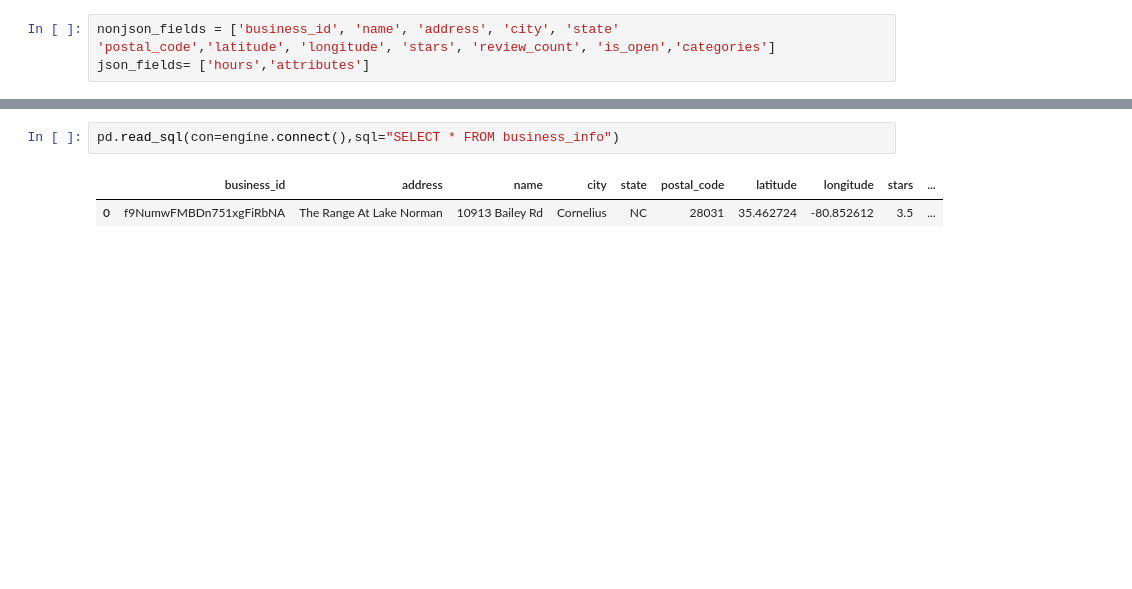
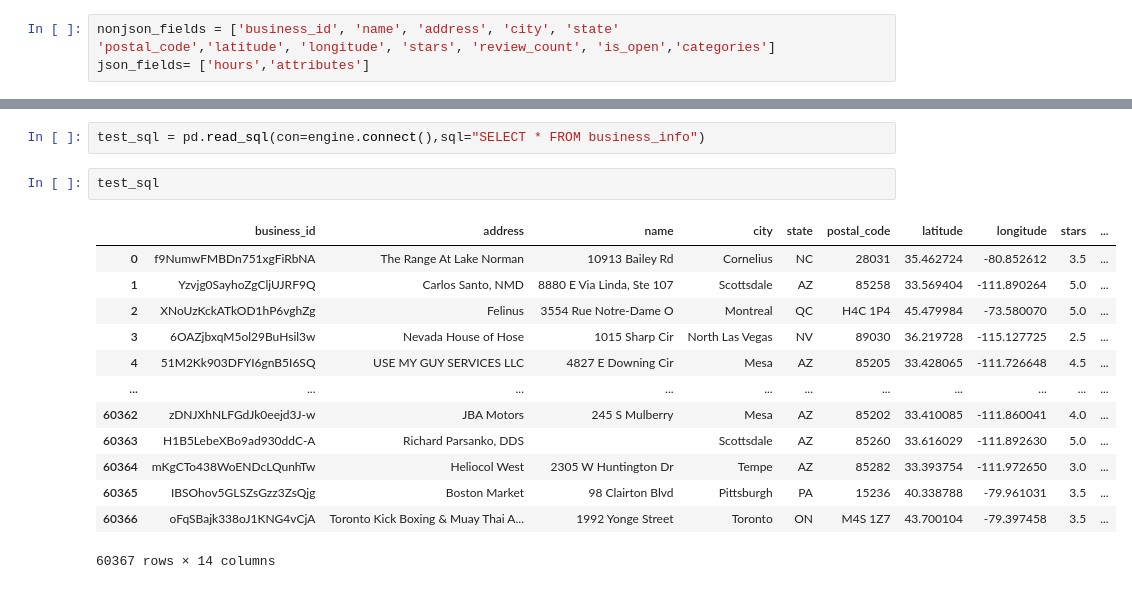
Before and after one commit to mbkranz/restaurant-app, a Jupyter notebook: notebooks/create-yelp-database.ipynb, the cells around one changed output, grey strips where cells are left out. Cells and saved outputs as stored; diff of their text form; blank space fills up the shorter version.

```diff
--- a/notebooks/create-yelp-database.ipynb
+++ b/notebooks/create-yelp-database.ipynb
@@ -312,5 +308,18 @@ print(json_df['attributes'][json_df['attributes'].str.contains('WiFi')].values)
 # %%
-pd.read_sql(con=engine.connect(),sql="SELECT * FROM business_info")
+test_sql = pd.read_sql(con=engine.connect(),sql="SELECT * FROM business_info")
-# %% [output]
-|  | business_id | address | name | city | state | postal_code | latitude | longitude | stars | ... |
-| 0 | f9NumwFMBDn751xgFiRbNA | The Range At Lake Norman | 10913 Bailey Rd | Cornelius | NC | 28031 | 35.462724 | -80.852612 | 3.5 | ... |
+# %%
+test_sql
+# %% [output]
+|  | business_id | address | name | city | state | postal_code | latitude | longitude | stars | ... |
+| 0 | f9NumwFMBDn751xgFiRbNA | The Range At Lake Norman | 10913 Bailey Rd | Cornelius | NC | 28031 | 35.462724 | -80.852612 | 3.5 | ... |
+| 1 | Yzvjg0SayhoZgCljUJRF9Q | Carlos Santo, NMD | 8880 E Via Linda, Ste 107 | Scottsdale | AZ | 85258 | 33.569404 | -111.890264 | 5.0 | ... |
+| 2 | XNoUzKckATkOD1hP6vghZg | Felinus | 3554 Rue Notre-Dame O | Montreal | QC | H4C 1P4 | 45.479984 | -73.580070 | 5.0 | ... |
+| 3 | 6OAZjbxqM5ol29BuHsil3w | Nevada House of Hose | 1015 Sharp Cir | North Las Vegas | NV | 89030 | 36.219728 | -115.127725 | 2.5 | ... |
+| 4 | 51M2Kk903DFYI6gnB5I6SQ | USE MY GUY SERVICES LLC | 4827 E Downing Cir | Mesa | AZ | 85205 | 33.428065 | -111.726648 | 4.5 | ... |
+| ... | ... | ... | ... | ... | ... | ... | ... | ... | ... | ... |
+| 60362 | zDNJXhNLFGdJk0eejd3J-w | JBA Motors | 245 S Mulberry | Mesa | AZ | 85202 | 33.410085 | -111.860041 | 4.0 | ... |
+| 60363 | H1B5LebeXBo9ad930ddC-A | Richard Parsanko, DDS |  | Scottsdale | AZ | 85260 | 33.616029 | -111.892630 | 5.0 | ... |
+| 60364 | mKgCTo438WoENDcLQunhTw | Heliocol West | 2305 W Huntington Dr | Tempe | AZ | 85282 | 33.393754 | -111.972650 | 3.0 | ... |
+| 60365 | IBSOhov5GLSZsGzz3ZsQjg | Boston Market | 98 Clairton Blvd | Pittsburgh | PA | 15236 | 40.338788 | -79.961031 | 3.5 | ... |
+| 60366 | oFqSBajk338oJ1KNG4vCjA | Toronto Kick Boxing & Muay Thai A... | 1992 Yonge Street | Toronto | ON | M4S 1Z7 | 43.700104 | -79.397458 | 3.5 | ... |
+60367 rows × 14 columns
```
Also changed, not shown: parts of 32 cells of this notebook.
